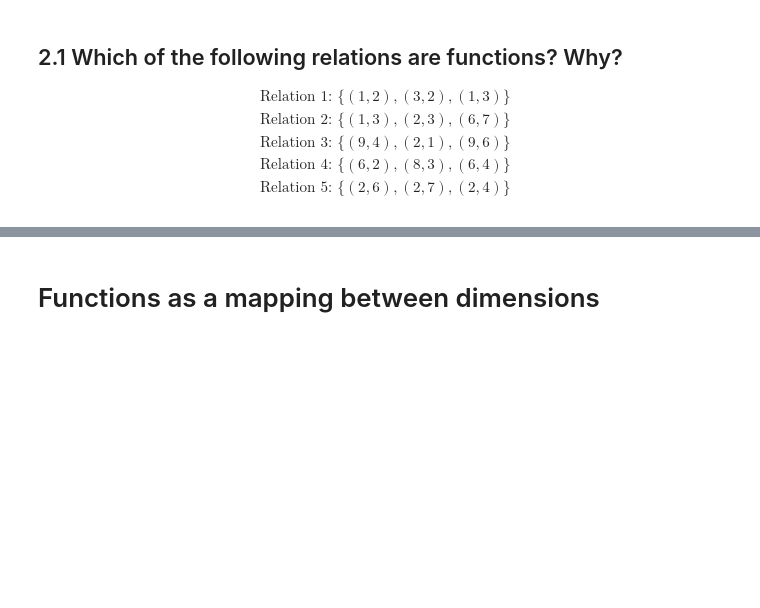
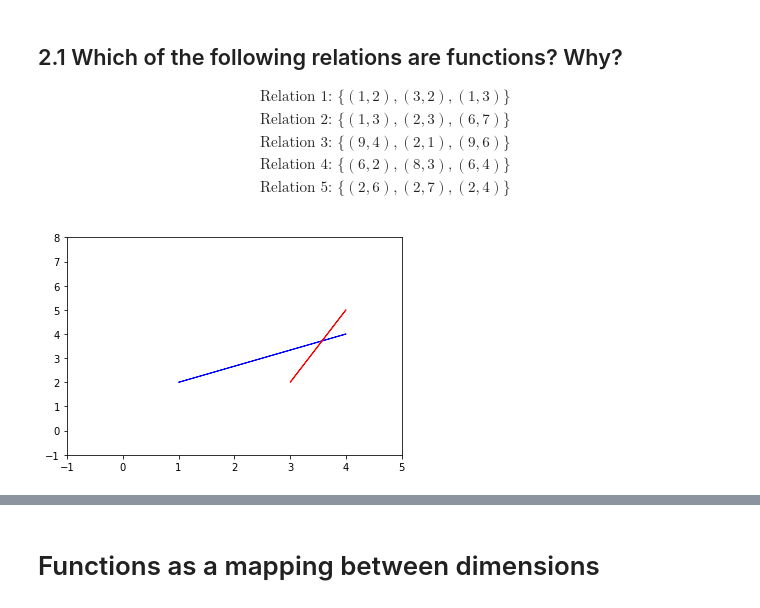
Before and after one commit to njaiprakash/DS-Unit-1-Sprint-3-Linear-Algebra, a Jupyter notebook: module3-dimensionality-reduction/LS_DS_133_High_Dimensional_Data_Assignment.ipynb, the cells around one changed output, grey strips where cells are left out. Drawn from its saved outputs; the diff is of its cells as text; code cells hidden in the pictures; blank space fills up the shorter version.

```diff
--- a/module3-dimensionality-reduction/LS_DS_133_High_Dimensional_Data_Assignment.ipynb
+++ b/module3-dimensionality-reduction/LS_DS_133_High_Dimensional_Data_Assignment.ipynb
@@ -32,3 +49,12 @@ plt.ylim(-1,5)
 \\
 \text{Relation 5: } \{(2, 6), (2, 7), (2, 4)\}
 \end{align}
+# %%
+plt.arrow(1,2, 3,2, color = 'blue')
+plt.arrow(3,2, 1,3, color = 'red')
+plt.xlim(-1,5)
+plt.ylim(-1,8)
+
+plt.show()
+# %% [output]
+[figure, added]
```
Also changed, not shown: parts of 18 cells of this notebook.
